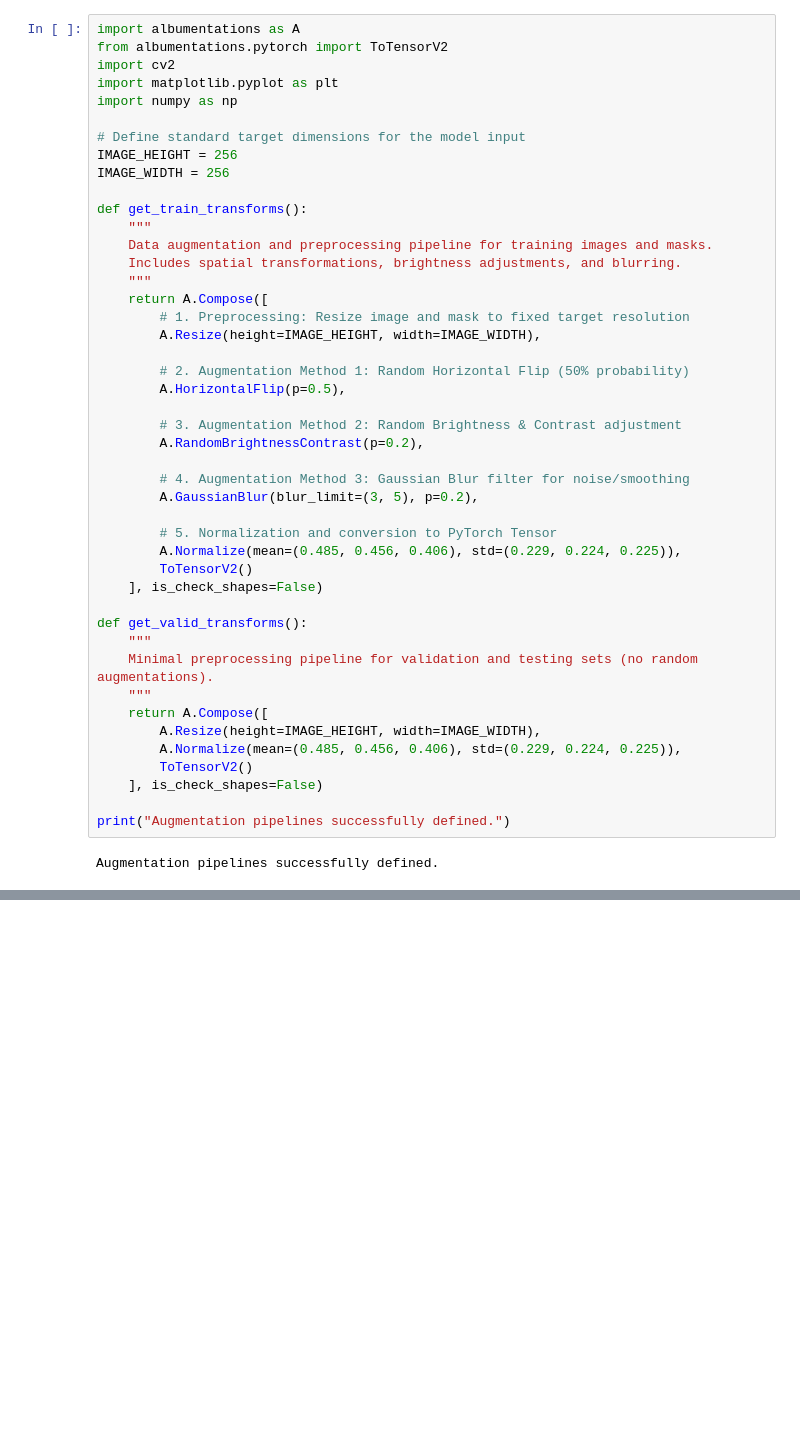
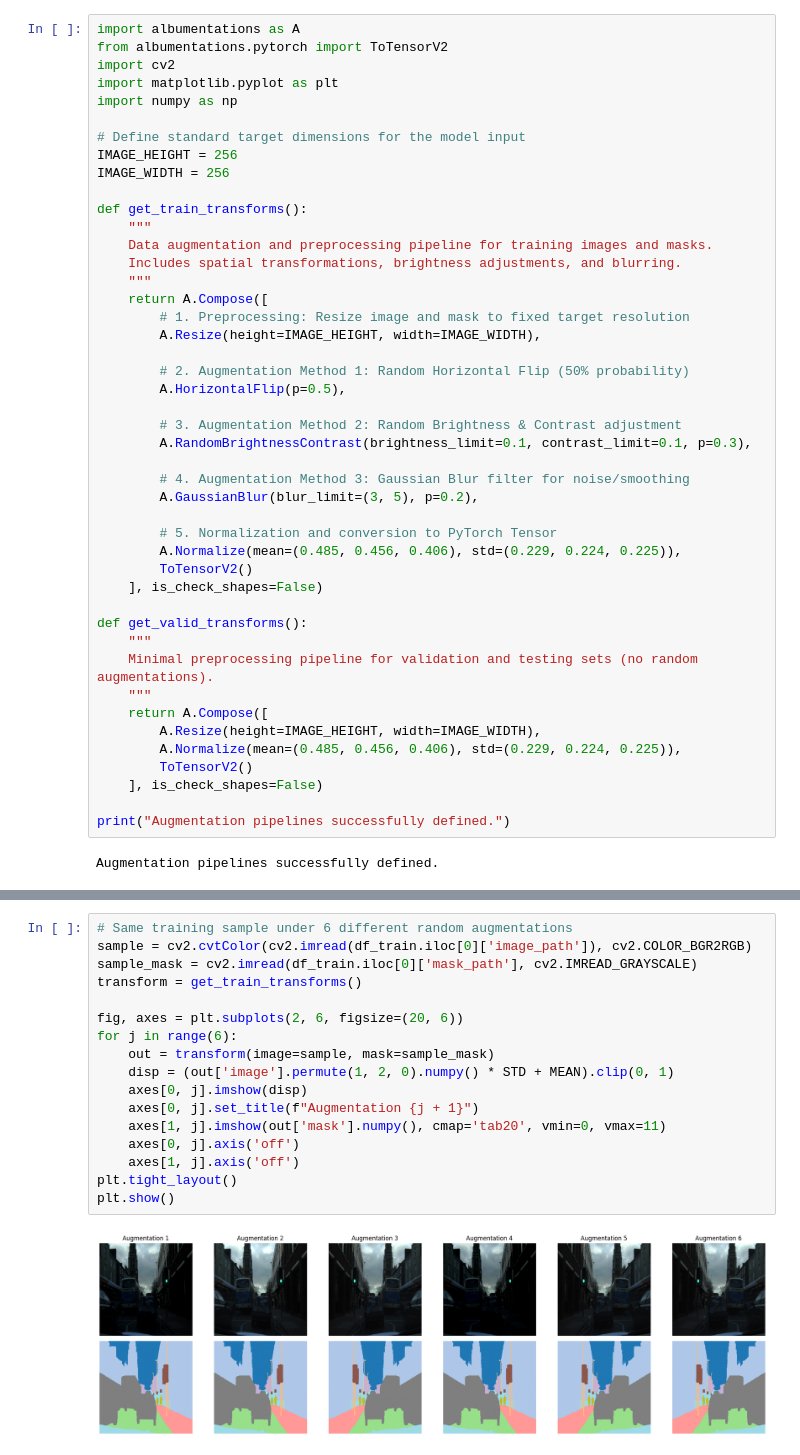
Before and after one commit to hugolo000/DigitalImage_PROJECT, a Jupyter notebook: notebooks/02_image_preprocessing_ip.ipynb, the cells around one changed output, grey strips where cells are left out. Drawn from its saved outputs; the diff is of its cells as text; blank space fills up the shorter version.

```diff
--- a/notebooks/02_image_preprocessing_ip.ipynb
+++ b/notebooks/02_image_preprocessing_ip.ipynb
@@ -86,7 +86,7 @@ def get_train_transforms():
         A.HorizontalFlip(p=0.5),
 
         # 3. Augmentation Method 2: Random Brightness & Contrast adjustment
-        A.RandomBrightnessContrast(p=0.2),
+        A.RandomBrightnessContrast(brightness_limit=0.1, contrast_limit=0.1, p=0.3),
 
         # 4. Augmentation Method 3: Gaussian Blur filter for noise/smoothing
         A.GaussianBlur(blur_limit=(3, 5), p=0.2),
@@ -200,0 +145,19 @@ plt.show()
+# %%
+# Same training sample under 6 different random augmentations
+sample = cv2.cvtColor(cv2.imread(df_train.iloc[0]['image_path']), cv2.COLOR_BGR2RGB)
+sample_mask = cv2.imread(df_train.iloc[0]['mask_path'], cv2.IMREAD_GRAYSCALE)
+transform = get_train_transforms()
+
+fig, axes = plt.subplots(2, 6, figsize=(20, 6))
+for j in range(6):
+    out = transform(image=sample, mask=sample_mask)
+    disp = (out['image'].permute(1, 2, 0).numpy() * STD + MEAN).clip(0, 1)
+    axes[0, j].imshow(disp)
+    axes[0, j].set_title(f"Augmentation {j + 1}")
+    axes[1, j].imshow(out['mask'].numpy(), cmap='tab20', vmin=0, vmax=11)
+    axes[0, j].axis('off')
+    axes[1, j].axis('off')
+plt.tight_layout()
+plt.show()
+# %% [output]
+[figure, added]
```
Also changed, not shown: parts of 12 cells of this notebook.
